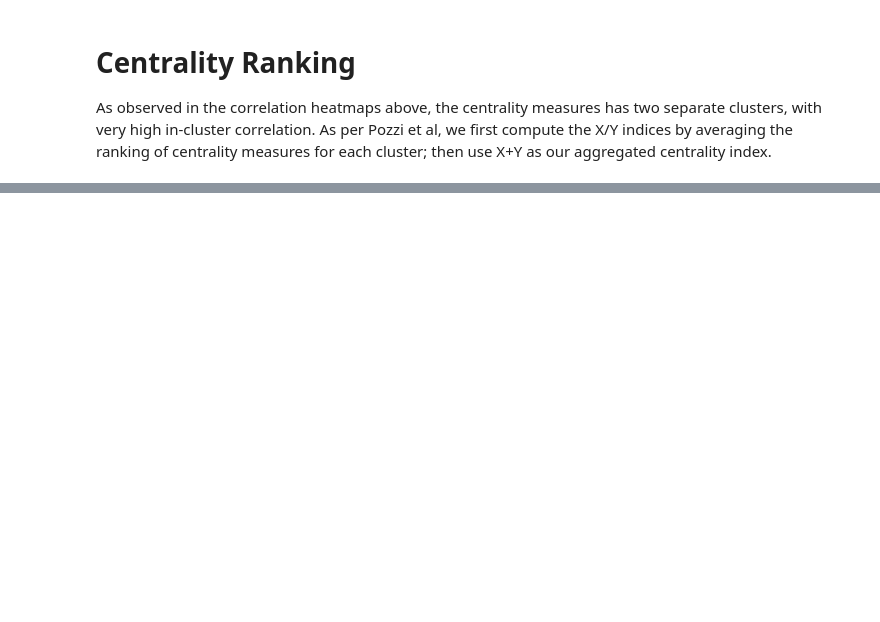
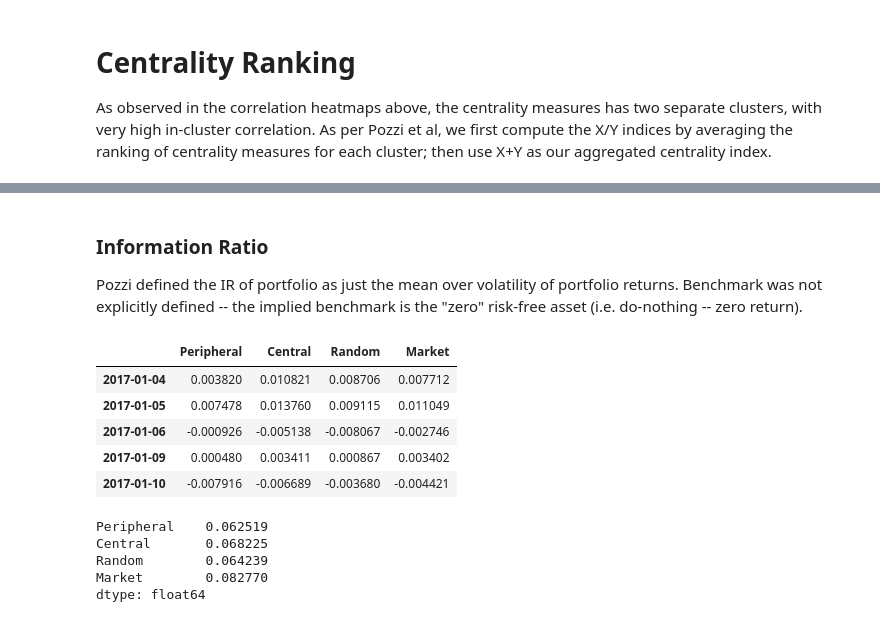
Before and after one commit to jw6602/GC-Project, a Jupyter notebook: backtest.ipynb, the cells around one changed output, grey strips where cells are left out. Saved outputs shown, nothing was run; the diff lists cells and outputs as text; code cells hidden in the pictures; blank space fills up the shorter version.

```diff
--- a/backtest.ipynb
+++ b/backtest.ipynb
@@ -353,0 +353,20 @@ class Backtester:
+# %% [markdown]
+### Information Ratio
+Pozzi defined the IR of portfolio as just the mean over volatility of portfolio returns. Benchmark was not explicitly defined -- the implied benchmark is the "zero" risk-free asset (i.e. do-nothing -- zero return).
+# %%
+(back_results).head()
+# %% [output]
+|  | Peripheral | Central | Random | Market |
+| 2017-01-04 | 0.003820 | 0.010821 | 0.008706 | 0.007712 |
+| 2017-01-05 | 0.007478 | 0.013760 | 0.009115 | 0.011049 |
+| 2017-01-06 | -0.000926 | -0.005138 | -0.008067 | -0.002746 |
+| 2017-01-09 | 0.000480 | 0.003411 | 0.000867 | 0.003402 |
+| 2017-01-10 | -0.007916 | -0.006689 | -0.003680 | -0.004421 |
+# %%
+back_results.mean()/back_results.std()
+# %% [output]
+Peripheral    0.062519
+Central       0.068225
+Random        0.064239
+Market        0.082770
+dtype: float64
```
Also changed, not shown: parts of 22 cells of this notebook.
